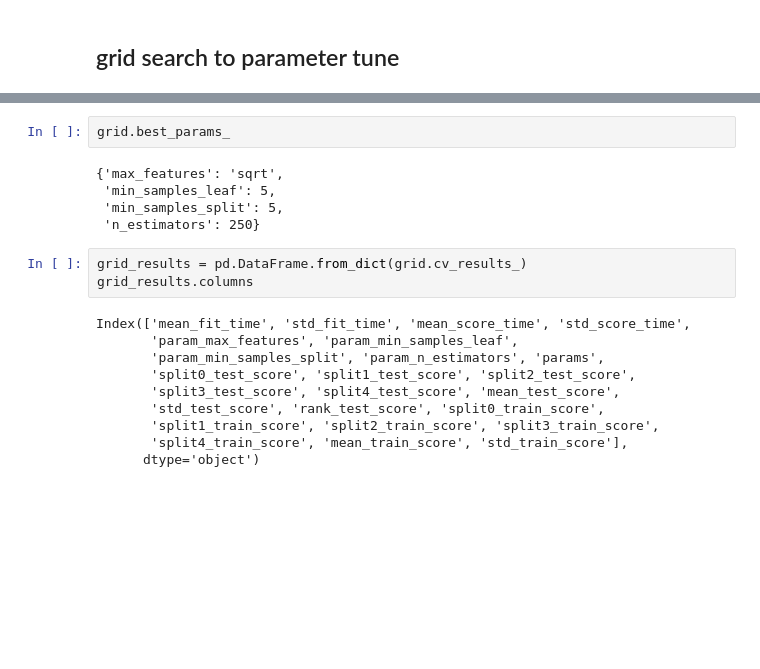
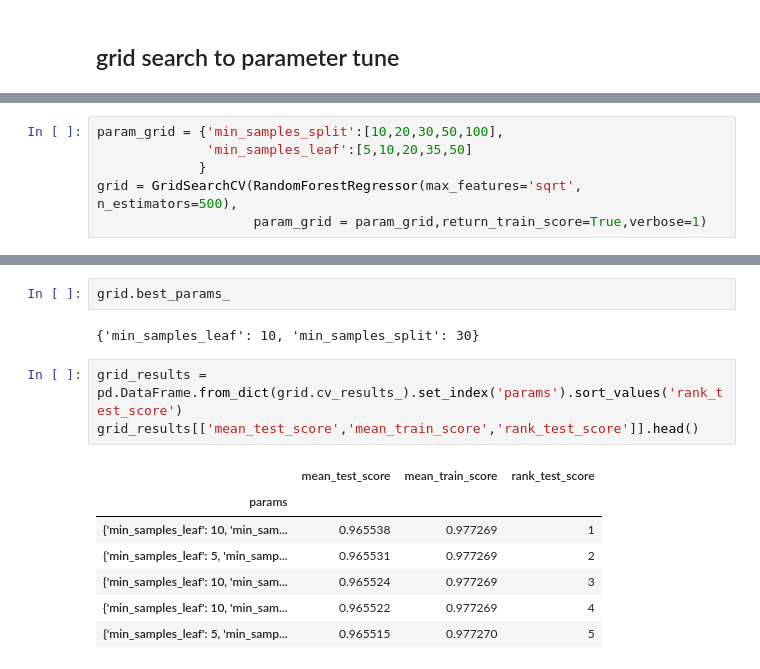
Before and after one commit to EugeniaDickson/zillow_rent_index, a Jupyter notebook: casey/PCA-RFmodel.ipynb, the cells around one changed output, grey strips where cells are left out. Saved outputs shown, nothing was run; the diff lists cells and outputs as text; blank space fills up the shorter version.

```diff
--- a/casey/PCA-RFmodel.ipynb
+++ b/casey/PCA-RFmodel.ipynb
@@ -146 +138,7 @@ grid = GridSearchCV(RandomForestRegressor(),param_grid = param_grid,return_train
+# %%
+param_grid = {'min_samples_split':[10,20,30,50,100],
+              'min_samples_leaf':[5,10,20,35,50]
+             }
+grid = GridSearchCV(RandomForestRegressor(max_features='sqrt', n_estimators=500),
+                    param_grid = param_grid,return_train_score=True,verbose=1)
 # %%
@@ -167,20 +170,15 @@ GridSearchCV(cv=None, error_score=nan,
 # %%
 grid.best_params_
 # %% [output]
-{'max_features': 'sqrt',
- 'min_samples_leaf': 5,
- 'min_samples_split': 5,
- 'n_estimators': 250}
+{'min_samples_leaf': 10, 'min_samples_split': 30}
 # %%
-grid_results = pd.DataFrame.from_dict(grid.cv_results_)
-grid_results.columns
+grid_results = pd.DataFrame.from_dict(grid.cv_results_).set_index('params').sort_values('rank_test_score')
+grid_results[['mean_test_score','mean_train_score','rank_test_score']].head()
 # %% [output]
-Index(['mean_fit_time', 'std_fit_time', 'mean_score_time', 'std_score_time',
-       'param_max_features', 'param_min_samples_leaf',
-       'param_min_samples_split', 'param_n_estimators', 'params',
-       'split0_test_score', 'split1_test_score', 'split2_test_score',
-       'split3_test_score', 'split4_test_score', 'mean_test_score',
-       'std_test_score', 'rank_test_score', 'split0_train_score',
-       'split1_train_score', 'split2_train_score', 'split3_train_score',
-       'split4_train_score', 'mean_train_score', 'std_train_score'],
-      dtype='object')
+|  | mean_test_score | mean_train_score | rank_test_score |
+| params |  |  |  |
+| {'min_samples_leaf': 10, 'min_sam... | 0.965538 | 0.977269 | 1 |
+| {'min_samples_leaf': 5, 'min_samp... | 0.965531 | 0.977269 | 2 |
+| {'min_samples_leaf': 10, 'min_sam... | 0.965524 | 0.977269 | 3 |
+| {'min_samples_leaf': 10, 'min_sam... | 0.965522 | 0.977269 | 4 |
+| {'min_samples_leaf': 5, 'min_samp... | 0.965515 | 0.977270 | 5 |
```
Also changed, not shown: parts of 13 cells of this notebook, 2 other files.
